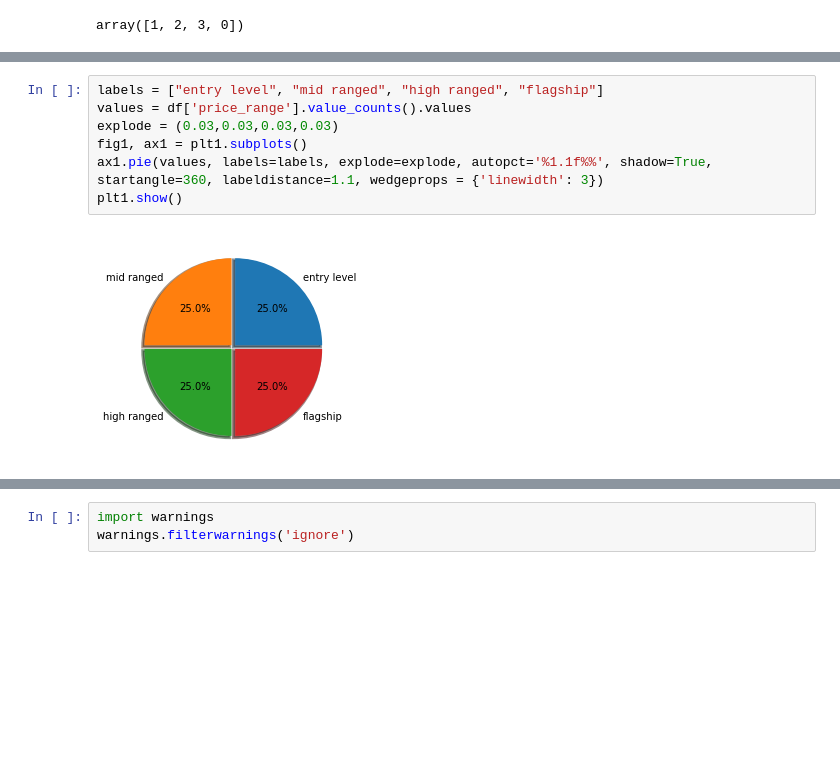
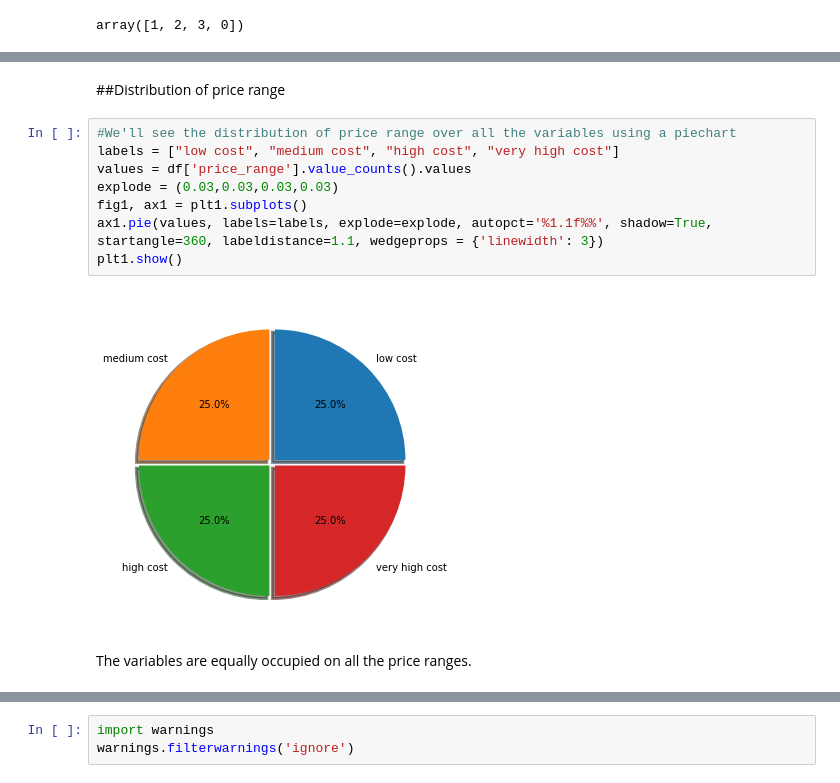
Before and after one commit to spandit98/Mobile-Price-Range-Prediction, a Jupyter notebook: Mobile_Price_Range_Prediction_Soumyadeep.ipynb, the cells around one changed output, grey strips where cells are left out. Saved outputs shown, nothing was run; the diff lists cells and outputs as text; blank space fills up the shorter version.

```diff
--- a/Mobile_Price_Range_Prediction_Soumyadeep.ipynb
+++ b/Mobile_Price_Range_Prediction_Soumyadeep.ipynb
@@ -171,10 +199,15 @@ array([1, 2, 3, 0])
+# %% [markdown]
+##Distribution of price range
 # %%
-labels = ["entry level", "mid ranged", "high ranged", "flagship"]
+#We'll see the distribution of price range over all the variables using a piechart
+labels = ["low cost", "medium cost", "high cost", "very high cost"]
 values = df['price_range'].value_counts().values
 explode = (0.03,0.03,0.03,0.03)
 fig1, ax1 = plt1.subplots()
 ax1.pie(values, labels=labels, explode=explode, autopct='%1.1f%%', shadow=True, startangle=360, labeldistance=1.1, wedgeprops = {'linewidth': 3})
 plt1.show()
 # %% [output]
-[figure, old version]
+[figure, new version]
+# %% [markdown]
+The variables are equally occupied on all the price ranges.
 # %%
```
Also changed, not shown: parts of 106 cells of this notebook.
